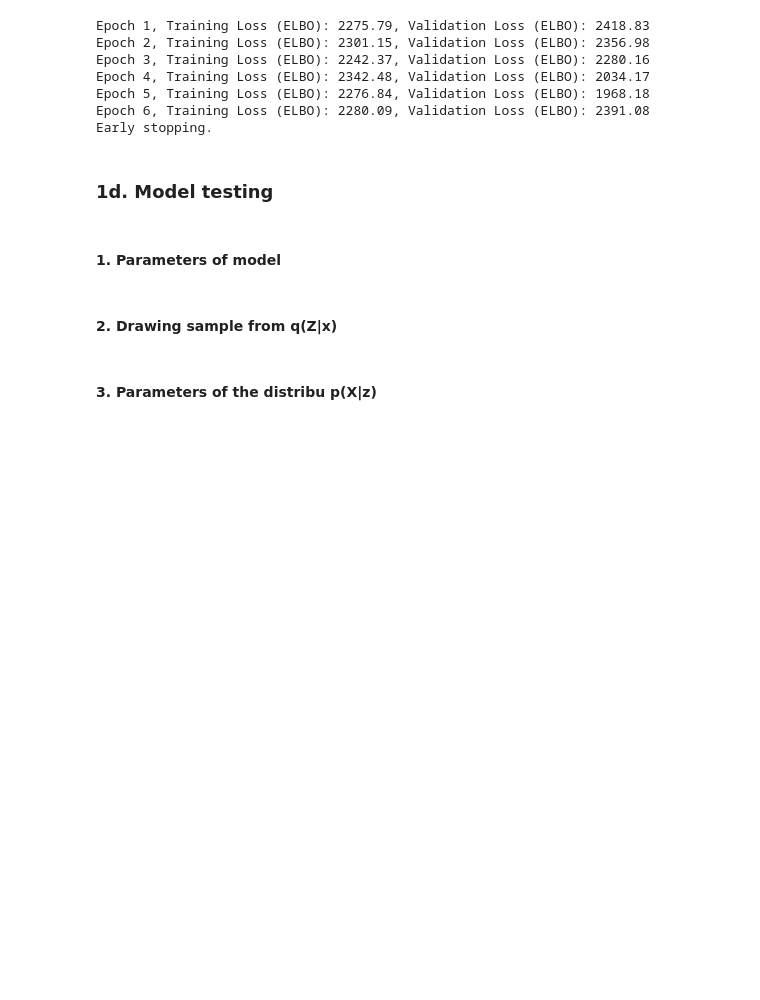
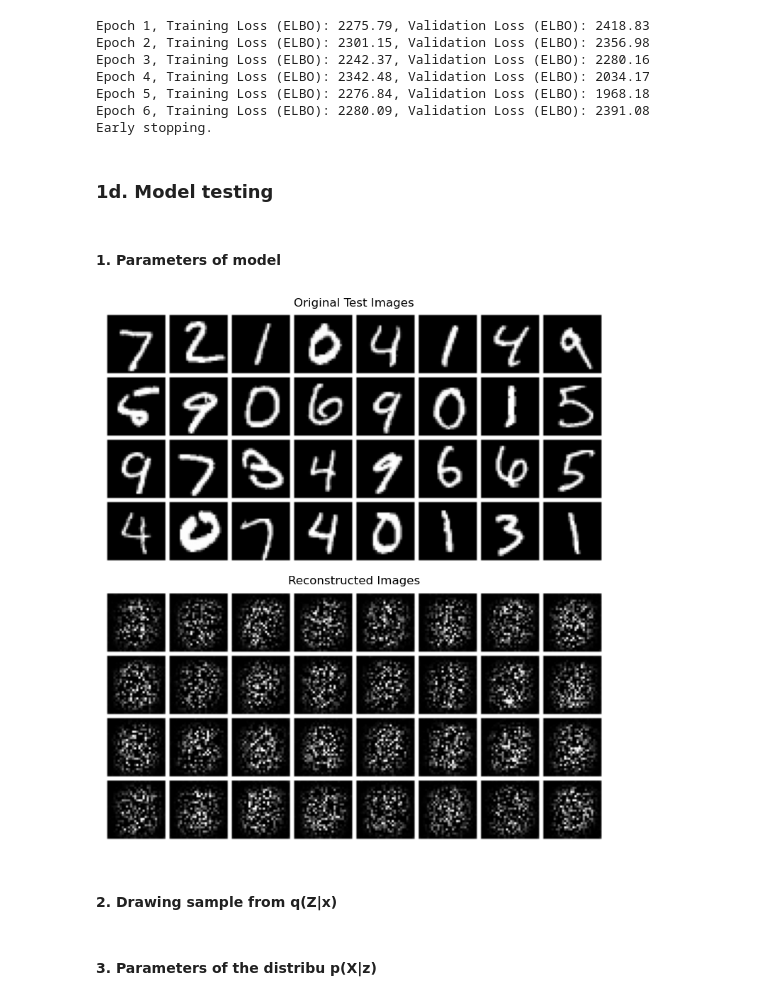
Before and after one commit to Yogi-hub/Generative-Modeling-of-Handwritten-Digits-Using-Variational-Autoencoder, a Jupyter notebook: task1.ipynb, the cells around one changed output. Cells and saved outputs as stored; diff of their text form; code cells hidden in the pictures; blank space fills up the shorter version.

```diff
--- a/task1.ipynb
+++ b/task1.ipynb
@@ -114,7 +111,7 @@ NameError: name 'train_losses' is not defined
 ### 1c. Stopping criteria
 # %%
 patience = 5  # Early stopping criteria
-epochs = 100
+epochs = 200
 model, train_losses, val_losses = train_vae(
     model,
     train_loader,
@@ -141,35 +138,37 @@ Early stopping.
 device = torch.device("cuda" if torch.cuda.is_available() else "cpu")
 
 # Instantiate and load the model
-model = VAE(latent_dim=latent_dim).to(device)
-model.load_state_dict(torch.load("best_model.pt", map_location=device, weights_only=True))
+# model = VAE(latent_dim=latent_dim).to(device)
+# model.load_state_dict(torch.load("best_model.pt", map_location=device, weights_only=True))
 
 # Set the model to evaluation mode
 model.eval()
 
 # Generate Reconstruction Grid
 with torch.no_grad():
     for x, _ in test_loader:
         x = x.to(device)[:32]
         x_recon, _, _, _, _ = model(x)
         x_recon = torch.clamp(x_recon, 0, 1)
         break
 
 grid_original = vutils.make_grid(x.cpu(), nrow=8, pad_value=1)
 grid_recon = vutils.make_grid(x_recon.cpu(), nrow=8, pad_value=1)
 
 fig, axs = plt.subplots(2, 1, figsize=(8, 8))
 axs[0].imshow(grid_original.permute(1, 2, 0), cmap='gray')
 axs[0].axis('off')
 axs[0].set_title("Original Test Images")
 
 axs[1].imshow(grid_recon.permute(1, 2, 0), cmap='gray')
 axs[1].axis('off')
 axs[1].set_title("Reconstructed Images")
 
 plt.tight_layout()
 plt.savefig("reconstruction_grid.png", dpi=300)
 plt.show()
+# %% [output]
+[figure, added]
 # %% [markdown]
 #### 2. Drawing sample from q(Z|x)
 # %%
```
Also changed, not shown: parts of 4 cells of this notebook, 4 other files.
